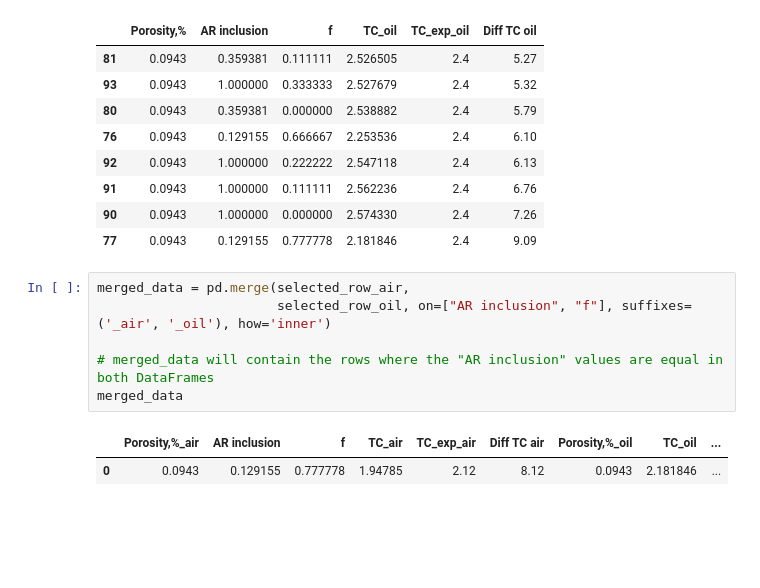
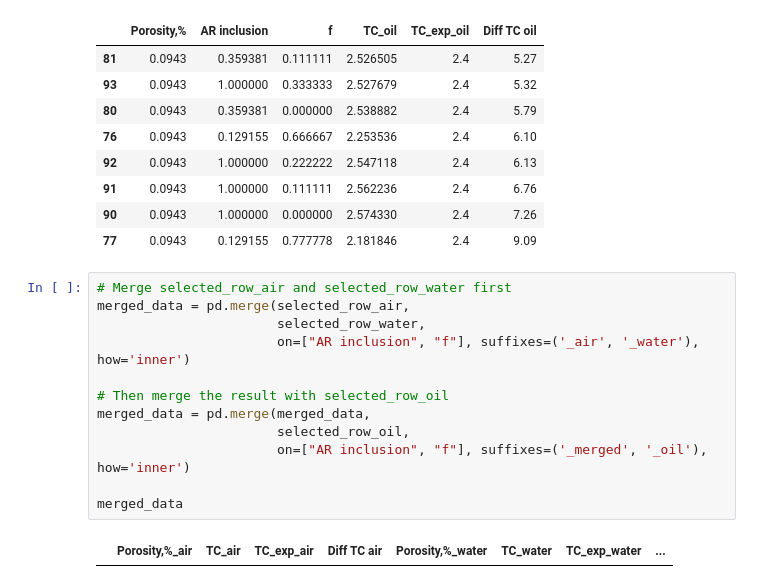
Before and after one commit to MariiaKalinina/Elasticity, a Jupyter notebook: Permeability_from_TC.ipynb, the cells around one changed output. Cells and saved outputs as stored; diff of their text form; blank space fills up the shorter version.

```diff
--- a/Permeability_from_TC.ipynb
+++ b/Permeability_from_TC.ipynb
@@ -1638,12 +1628,17 @@ selected_row_oil
 | 91 | 0.0943 | 1.000000 | 0.111111 | 2.562236 | 2.4 | 6.76 |
 | 90 | 0.0943 | 1.000000 | 0.000000 | 2.574330 | 2.4 | 7.26 |
 | 77 | 0.0943 | 0.129155 | 0.777778 | 2.181846 | 2.4 | 9.09 |
-# %%
-merged_data = pd.merge(selected_row_air,
-                       selected_row_oil, on=["AR inclusion", "f"], suffixes=('_air', '_oil'), how='inner')
-
-# merged_data will contain the rows where the "AR inclusion" values are equal in both DataFrames
-merged_data
-# %% [output]
-|  | Porosity,%_air | AR inclusion | f | TC_air | TC_exp_air | Diff TC air | Porosity,%_oil | TC_oil | ... |
-| 0 | 0.0943 | 0.129155 | 0.777778 | 1.94785 | 2.12 | 8.12 | 0.0943 | 2.181846 | ... |
+# %%
+# Merge selected_row_air and selected_row_water first
+merged_data = pd.merge(selected_row_air,
+                       selected_row_water,
+                       on=["AR inclusion", "f"], suffixes=('_air', '_water'), how='inner')
+
+# Then merge the result with selected_row_oil
+merged_data = pd.merge(merged_data,
+                       selected_row_oil,
+                       on=["AR inclusion", "f"], suffixes=('_merged', '_oil'), how='inner')
+
+merged_data
+# %% [output]
+|  | Porosity,%_air | TC_air | TC_exp_air | Diff TC air | Porosity,%_water | TC_water | TC_exp_water | ... |
```
Also changed, not shown: parts of 2 cells of this notebook.
